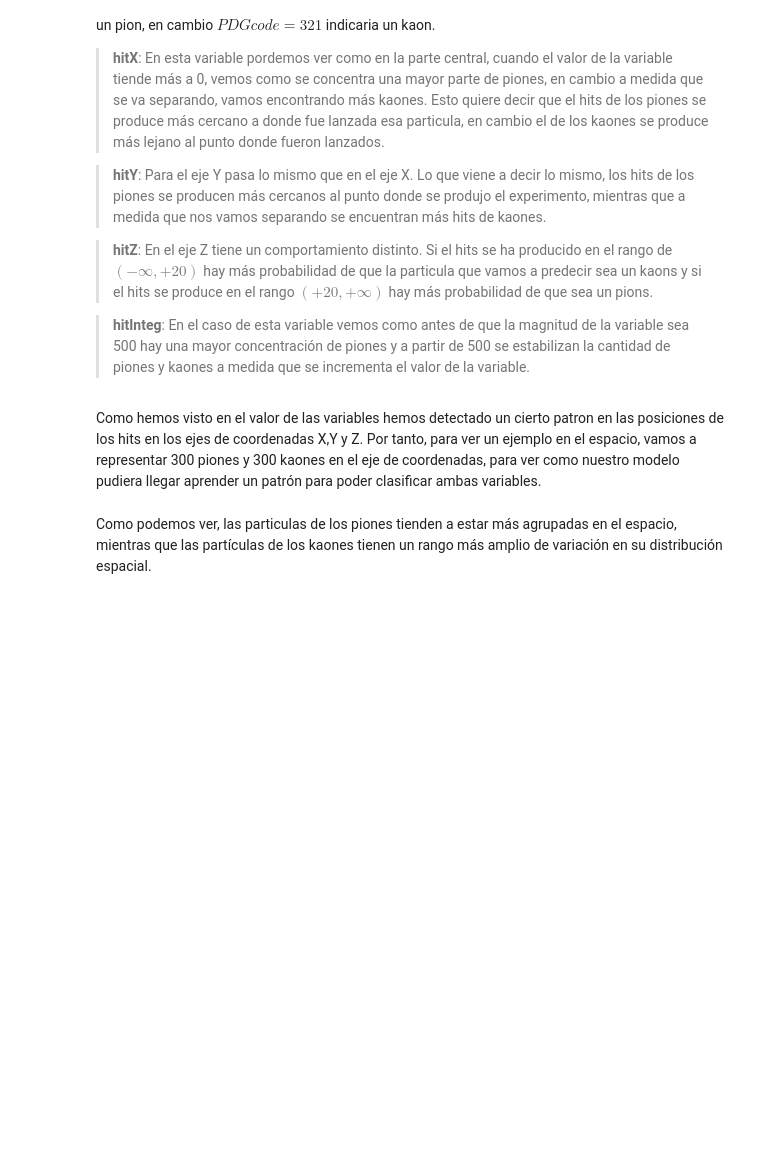
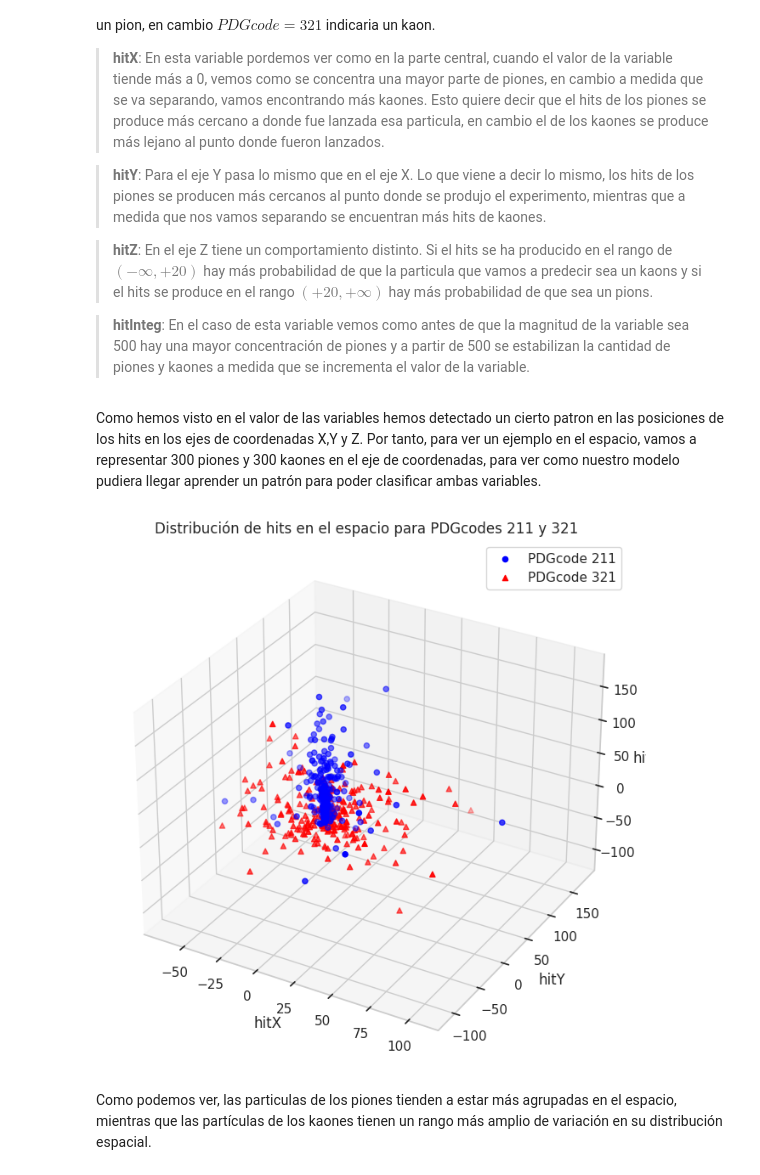
Before and after one commit to ruben-niwe/TFG, a Jupyter notebook: codigos/estadisticas.ipynb, the cells around one changed output. Cells and saved outputs as stored; diff of their text form; code cells hidden in the pictures; blank space fills up the shorter version.

```diff
--- a/codigos/estadisticas.ipynb
+++ b/codigos/estadisticas.ipynb
@@ -114,34 +132,36 @@ A continuación comentaremos las distribuciones de los datos en los dataFrame de
 # %% [markdown]
 Como hemos visto en el valor de las variables hemos detectado un cierto patron en las posiciones de los hits en los ejes de coordenadas X,Y y Z. Por tanto, para ver un ejemplo en el espacio, vamos a representar 300 piones y 300 kaones en el eje de coordenadas, para ver como nuestro modelo pudiera llegar aprender un patrón para poder clasificar ambas variables.
 # %%
-# import pandas as pd
-# import numpy as np
-# import matplotlib.pyplot as plt
-# from mpl_toolkits.mplot3d import Axes3D
+import pandas as pd
+import numpy as np
+import matplotlib.pyplot as plt
+from mpl_toolkits.mplot3d import Axes3D
 
-# # Tomar 50 muestras aleatorias de cada dataframe
-# sample_211 = df_211[['hitX', 'hitY', 'hitZ']].sample(n=300, random_state=42)
-# sample_321 = df_321[['hitX', 'hitY', 'hitZ']].sample(n=300, random_state=42)
+# Tomar 50 muestras aleatorias de cada dataframe
+sample_211 = df_211[['hitX', 'hitY', 'hitZ']].sample(n=300, random_state=42)
+sample_321 = df_321[['hitX', 'hitY', 'hitZ']].sample(n=300, random_state=42)
 
-# # Crear figura para la visualización 3D
-# fig = plt.figure(figsize=(10, 8))
-# ax = fig.add_subplot(111, projection='3d')
+# Crear figura para la visualización 3D
+fig = plt.figure(figsize=(10, 8))
+ax = fig.add_subplot(111, projection='3d')
 
-# # Agregar los puntos de cada muestra al gráfico
-# ax.scatter(sample_211['hitX'], sample_211['hitY'], sample_211['hitZ'], c='blue', marker='o', label='PDGcode 211')
-# ax.scatter(sample_321['hitX'], sample_321['hitY'], sample_321['hitZ'], c='red', marker='^', label='PDGcode 321')
+# Agregar los puntos de cada muestra al gráfico
+ax.scatter(sample_211['hitX'], sample_211['hitY'], sample_211['hitZ'], c='blue', marker='o', label='PDGcode 211')
+ax.scatter(sample_321['hitX'], sample_321['hitY'], sample_321['hitZ'], c='red', marker='^', label='PDGcode 321')
 
-# # Etiquetas de los ejes
-# ax.set_xlabel('hitX')
-# ax.set_ylabel('hitY')
-# ax.set_zlabel('hitZ')
+# Etiquetas de los ejes
+ax.set_xlabel('hitX')
+ax.set_ylabel('hitY')
+ax.set_zlabel('hitZ')
 
-# # Título y leyenda
-# plt.title('Distribución de hits en el espacio para PDGcodes 211 y 321')
-# ax.legend()
+# Título y leyenda
+plt.title('Distribución de hits en el espacio para PDGcodes 211 y 321')
+ax.legend()
 
-# # Mostrar gráfico
-# plt.show()
+# Mostrar gráfico
+plt.show()
+# %% [output]
+[figure, added]
 # %% [markdown]
 Como podemos ver, las particulas de los piones tienden a estar más agrupadas en el espacio, mientras que las partículas de los kaones tienen un rango más amplio de variación en su distribución espacial.
 # %%
```
Also changed, not shown: parts of 24 cells of this notebook, 1 other file.
